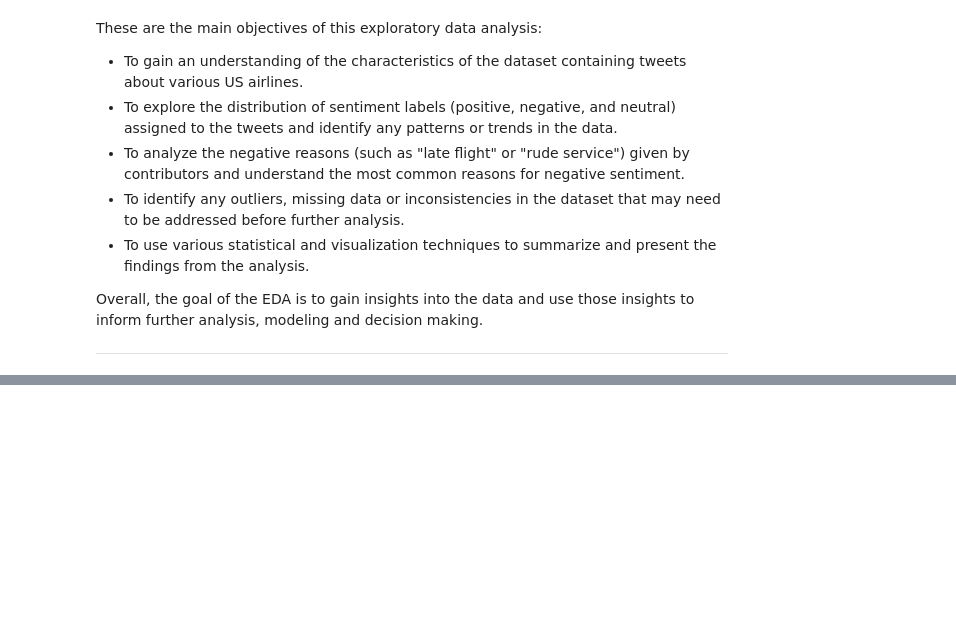
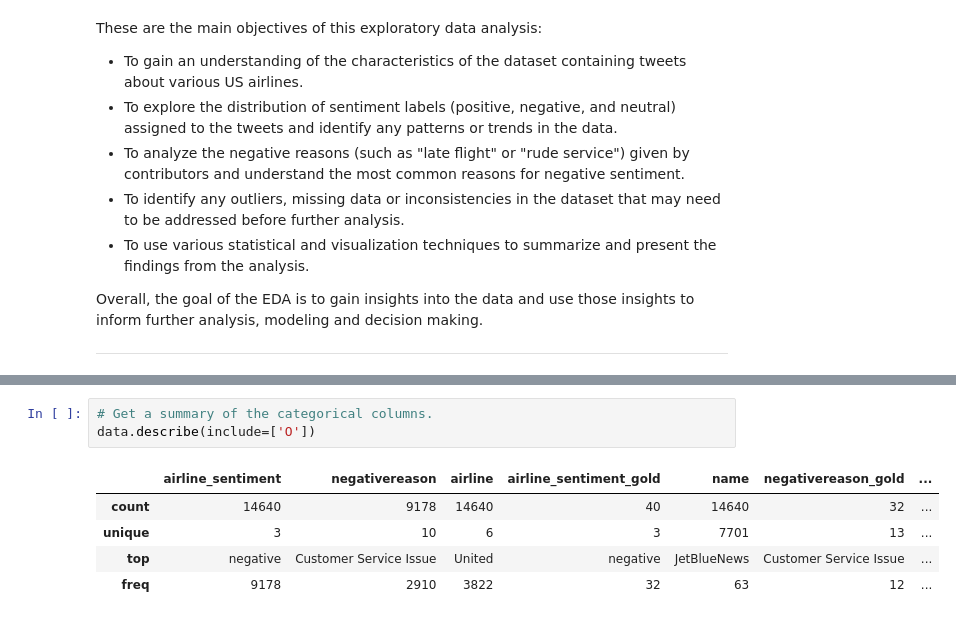
Before and after one commit to scuellaralmagro/airline-sentiment-analysis, a Jupyter notebook: tweets_EDA.ipynb, the cells around one changed output, grey strips where cells are left out. Saved outputs shown, nothing was run; the diff lists cells and outputs as text; blank space fills up the shorter version.

```diff
--- a/tweets_EDA.ipynb
+++ b/tweets_EDA.ipynb
@@ -22,0 +128,9 @@ Overall, the goal of the EDA is to gain insights into the data and use those ins
+# %%
+# Get a summary of the categorical columns.
+data.describe(include=['O'])
+# %% [output]
+|  | airline_sentiment | negativereason | airline | airline_sentiment_gold | name | negativereason_gold | ... |
+| count | 14640 | 9178 | 14640 | 40 | 14640 | 32 | ... |
+| unique | 3 | 10 | 6 | 3 | 7701 | 13 | ... |
+| top | negative | Customer Service Issue | United | negative | JetBlueNews | Customer Service Issue | ... |
+| freq | 9178 | 2910 | 3822 | 32 | 63 | 12 | ... |
```
Also changed, not shown: parts of 50 cells of this notebook.
